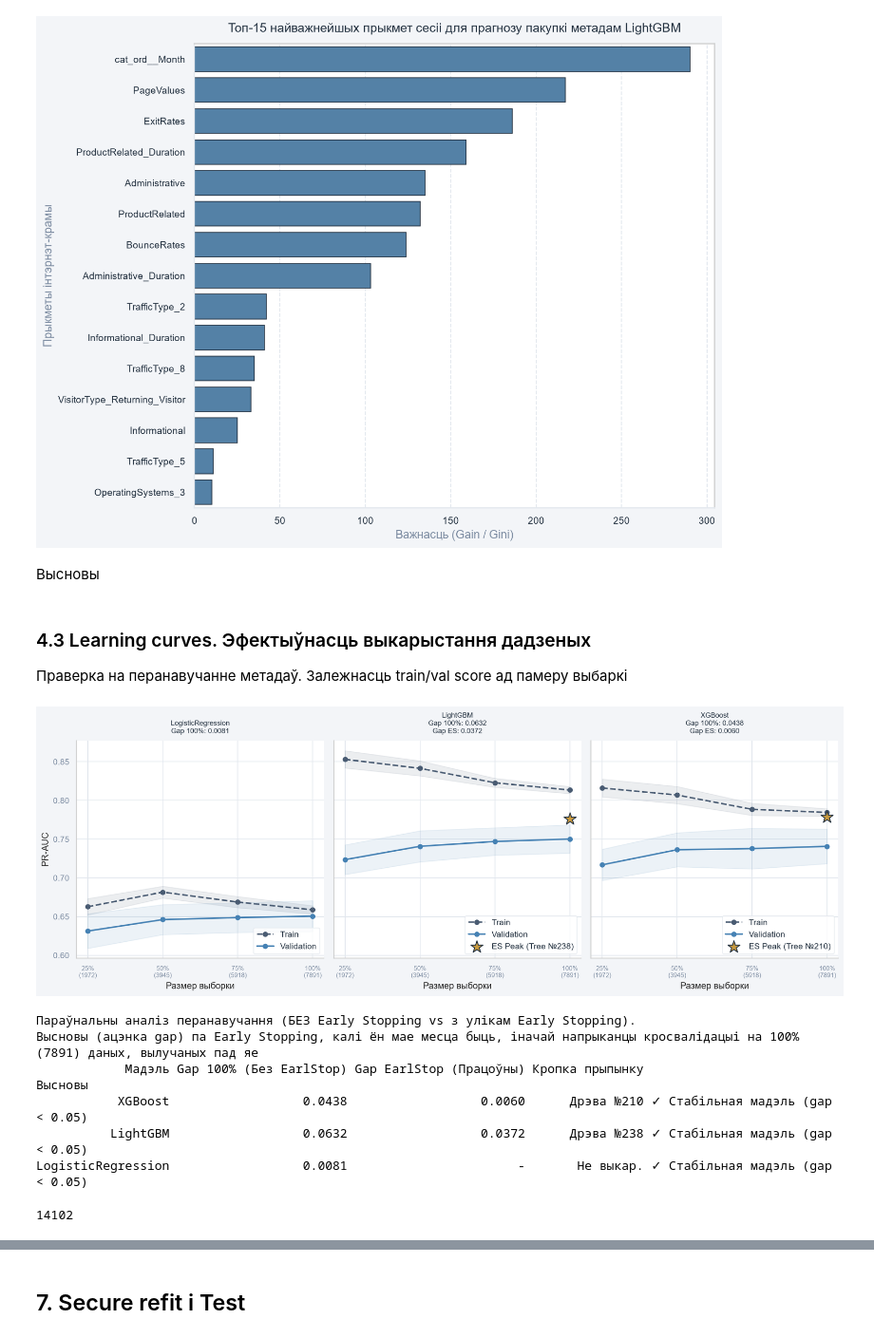
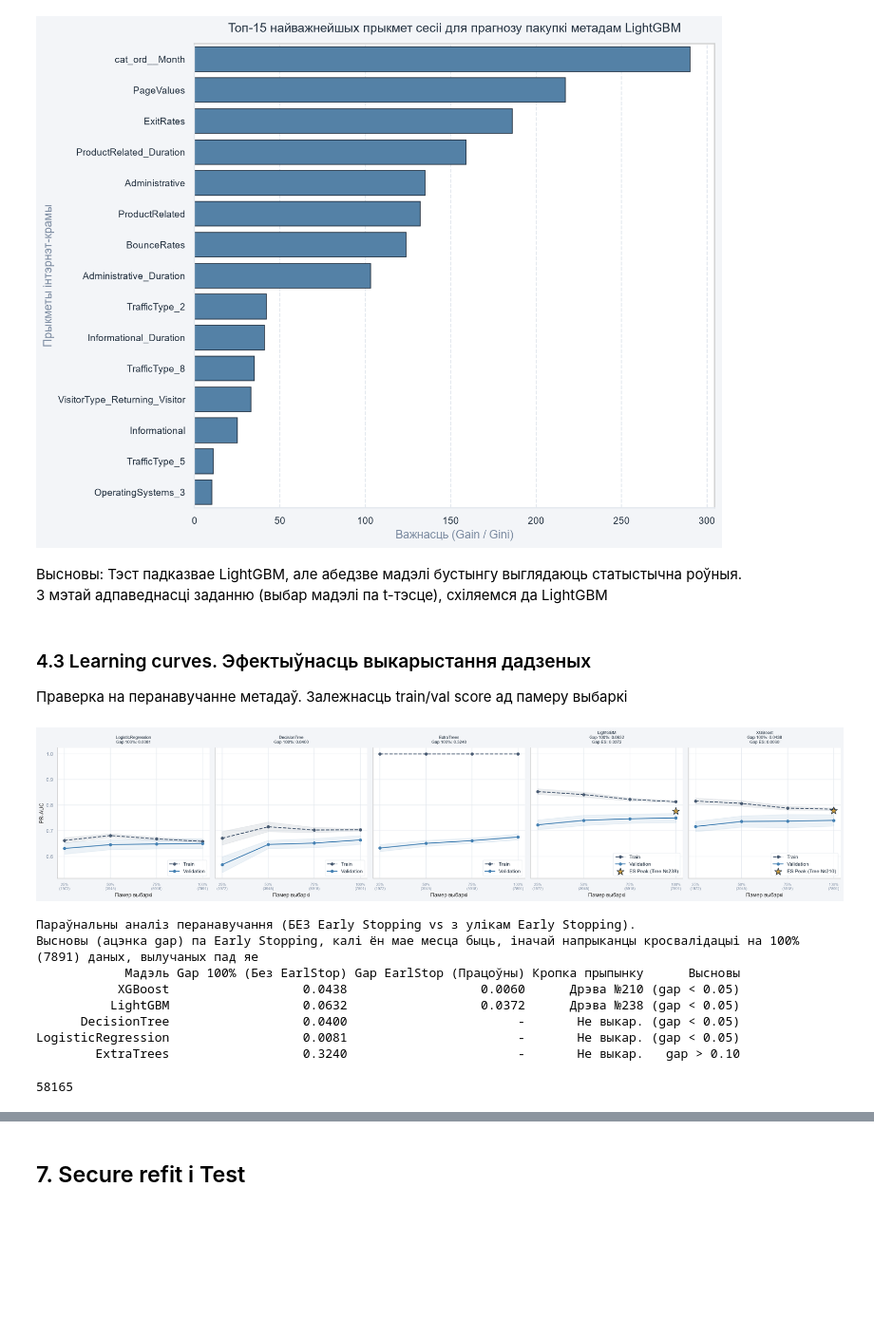
Before and after one commit to KrystsinaZ/DScourse, a Jupyter notebook: hw4/hw4.ipynb, the cells around one changed output, grey strips where cells are left out. Shown at 95% size. Saved outputs shown, nothing was run; the diff lists cells and outputs as text; code cells hidden in the pictures; blank space fills up the shorter version.

Commit message:
Высновы hw4

```diff
--- a/hw4/hw4.ipynb
+++ b/hw4/hw4.ipynb
@@ -315,34 +322,37 @@ t-статыстыка=0.951, p-value=0.3953
  (p-value (0.3953) >= 0.05) Розніца НЕ значная паміж метадамі (t-статыстыка < 2.776 )
 [figure]
 [figure]
-# %% [markdown]
-Высновы
+# %% [markdown]
+Высновы: Тэст падказвае LightGBM, але абедзве мадэлі бустынгу выглядаюць статыстычна роўныя.
+З мэтай адпаведнасці заданню (выбар мадэлі па t-тэсце), схіляемся да LightGBM
 # %% [markdown]
 ### 4.3 Learning curves. Эфектыўнасць выкарыстання дадзеных
 Праверка на перанавучанне метадаў. Залежнасць train/val score ад памеру выбаркі
 # %%
-LC_methods_names = ["LogisticRegression", "LightGBM", "XGBoost"]
+LC_methods_names = ["LogisticRegression", "DecisionTree", "ExtraTrees", "LightGBM", "XGBoost"]
 
 learning_curves_data_ES = bench.collect_learning_curves_ES(split.x_cv, split.y_cv, LC_methods_names)
 
 path_es = viz.plot_learning_curves_ES(learning_curves_data_ES, filename="models_learning_curves_ES.png")
 display(Image(filename=path_es))
 
 print("Параўнальны аналіз перанавучання (БЕЗ Early Stopping vs з улікам Early Stopping).")
 print("Высновы (ацэнка gap) па Early Stopping, калі ён мае месца быць, іначай напрыканцы кросвалідацыі на 100% (7891) даных, вылучаных пад яе")
 
 df_comparison = bench.analyze_learning_gaps_table(learning_curves_data_ES)
 print(df_comparison.to_string(index=False))
 
 plt.close('all')  # Закрываем усё, што магло выпадкова застацца адкрытым
 gc.collect()      # Прымусова чысцім памяць прама ЗАРАЗ у галоўным патоку
 # %% [output]
-[figure, old version]
+[figure, new version]
 Параўнальны аналіз перанавучання (БЕЗ Early Stopping vs з улікам Early Stopping).
 Высновы (ацэнка gap) па Early Stopping, калі ён мае месца быць, іначай напрыканцы кросвалідацыі на 100% (7891) даных, вылучаных пад яе
-            Мадэль Gap 100% (Без EarlStop) Gap EarlStop (Працоўны) Кропка прыпынку                          Высновы
-           XGBoost                  0.0438                  0.0060      Дрэва №210 ✓ Стабільная мадэль (gap < 0.05)
-          LightGBM                  0.0632                  0.0372      Дрэва №238 ✓ Стабільная мадэль (gap < 0.05)
-LogisticRegression                  0.0081                       -       Не выкар. ✓ Стабільная мадэль (gap < 0.05)
+            Мадэль Gap 100% (Без EarlStop) Gap EarlStop (Працоўны) Кропка прыпынку      Высновы
+           XGBoost                  0.0438                  0.0060      Дрэва №210 (gap < 0.05)
+          LightGBM                  0.0632                  0.0372      Дрэва №238 (gap < 0.05)
+      DecisionTree                  0.0400                       -       Не выкар. (gap < 0.05)
+LogisticRegression                  0.0081                       -       Не выкар. (gap < 0.05)
+        ExtraTrees                  0.3240                       -       Не выкар.   gap > 0.10
-14102
+58165
 # %% [markdown]
```
Also changed, not shown: parts of 24 cells of this notebook, 28 other files.
